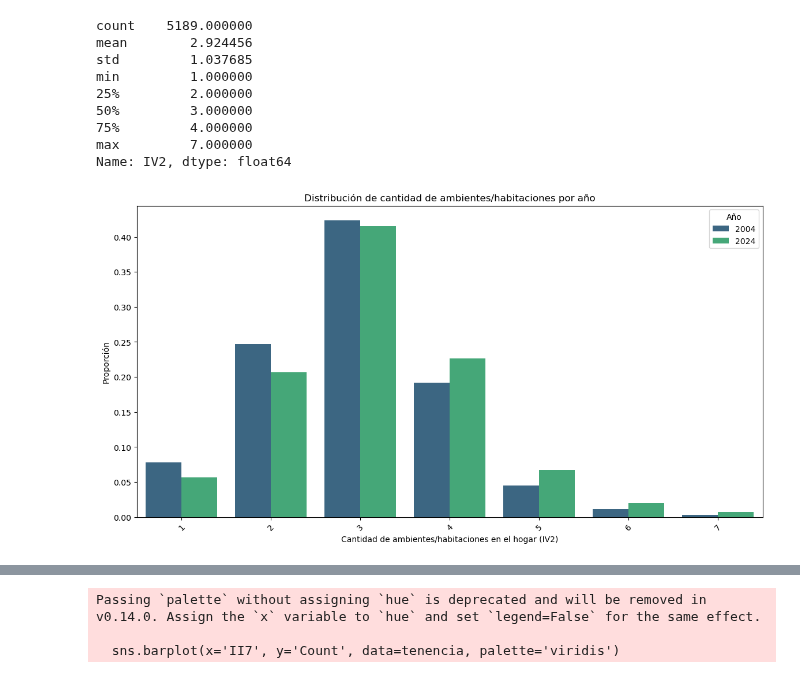
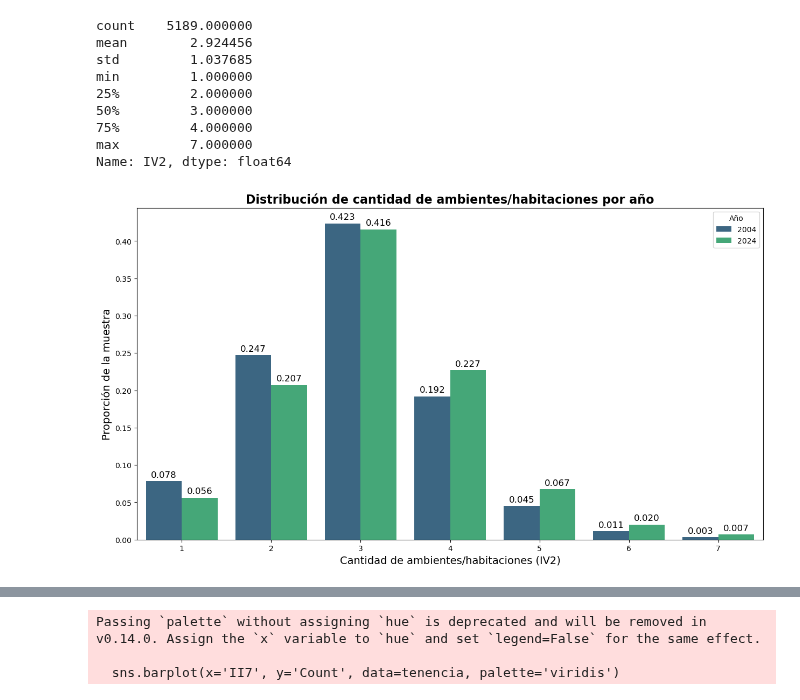
Before and after one commit to maggiecobb/CC408-T1-5, a Jupyter notebook: TP 4/TP 4.ipynb, the cells around one changed output, grey strips where cells are left out. Drawn from its saved outputs; the diff is of its cells as text; code cells hidden in the pictures.

```diff
--- a/TP 4/TP 4.ipynb
+++ b/TP 4/TP 4.ipynb
@@ -317,8 +317,8 @@ Index([], dtype='object')
 combined_04[numerica04] = combined_04[numerica04].apply(pd.to_numeric, errors='coerce')
 
 # Calculamos los cuartiles y el IQR solo para las columnas numéricas
-Q1 = combined_04[numerica04].quantile(0.1)
-Q3 = combined_04[numerica04].quantile(0.9)
+Q1 = combined_04[numerica04].quantile(0.25)
+Q3 = combined_04[numerica04].quantile(0.75)
 IQR = Q3 - Q1
 
 # Definir los límites inferior y superior
@@ -419,8 +419,8 @@ Index([], dtype='object')
 combined_24[numerica24] = combined_24[numerica24].apply(pd.to_numeric, errors='coerce')
 
 # Calculamos los cuartiles y el IQR solo para las columnas numéricas
-Q1 = combined_24[numerica24].quantile(0.1)
-Q3 = combined_24[numerica24].quantile(0.9)
+Q1 = combined_24[numerica24].quantile(0.25)
+Q3 = combined_24[numerica24].quantile(0.75)
 IQR = Q3 - Q1
 
 # Definir los límites inferior y superior
@@ -768,3 +730,20 @@ combined_04 = pd.merge(combined_04, educacion_por_hogar04[['CODUSU', 'NRO_HOGAR'
+# %%
+# Agrupar por CODUSU y NRO_HOGAR
+edad_por_hogar24 = combined_24.groupby(['CODUSU', 'NRO_HOGAR'])
+
+# Calcular la cantidad de componentes (personas) por hogar
+cantidad_personas = edad_por_hogar24['COMPONENTE'].count().reset_index(name='cantidad_personas')
+
+# Calcular cuántas personas en cada hogar están educadas (educacion = 1)
+edad_suma = edad_por_hogar24['CH06'].sum().reset_index(name='edad_suma')
+
+# Unir ambos DataFrames: cantidad de personas y cantidad de personas educadas
+edad_por_hogar24 = pd.merge(cantidad_personas, edad_suma, on=['CODUSU', 'NRO_HOGAR'])
+
+# Calcular la proporción de personas educadas por hogar
+edad_por_hogar24['edad_promedio'] = edad_por_hogar24['edad_suma'] / edad_por_hogar24['cantidad_personas']
+
+combined_24 = pd.merge(combined_24, edad_por_hogar24[['CODUSU', 'NRO_HOGAR', 'edad_promedio']], on=['CODUSU', 'NRO_HOGAR'], how='left')
 # %%
 #### Variable nueva subsidio
 
@@ -804,27 +783,31 @@ Name: IV2, dtype: float64
 # %%
 # Calcular las proporciones para 2004
 prop_04 = combined_04['IV2'].value_counts(normalize=True).reset_index()
 prop_04.columns = ['IV2', 'Proporcion']
 prop_04['Year'] = '2004'
 
 # Calcular las proporciones para 2024
 prop_24 = combined_24['IV2'].value_counts(normalize=True).reset_index()
 prop_24.columns = ['IV2', 'Proporcion']
 prop_24['Year'] = '2024'
 
 # Combinar los DataFrames de proporciones
 prop_combined = pd.concat([prop_04, prop_24])
 
 # Crear el gráfico de barras
-plt.figure(figsize=(14, 7))
-sns.barplot(x='IV2', y='Proporcion', hue='Year', data=prop_combined, palette='viridis')
+plt.figure(figsize=(15, 8))
+ax = sns.barplot(x='IV2', y='Proporcion', hue='Year', data=prop_combined, palette='viridis')
 
-# Personalizar el gráfico
-plt.title('Distribución de cantidad de ambientes/habitaciones por año')
-plt.xlabel('Cantidad de ambientes/habitaciones en el hogar (IV2)')
-plt.ylabel('Proporción')
+# Añadir etiquetas a las barras
+for container in ax.containers:
+    ax.bar_label(container, fmt='%.3f', label_type='edge', fontsize=12, padding=3)
+
+# Aumentar el tamaño de la letra del título
+plt.title('Distribución de cantidad de ambientes/habitaciones por año', fontsize=16, fontweight= 'bold')
+plt.xlabel('Cantidad de ambientes/habitaciones (IV2)', fontsize=14)
+plt.ylabel('Proporción de la muestra', fontsize=14)
 plt.legend(title='Año')
-plt.xticks(rotation=45)
+plt.xticks()
 plt.show()
 # %% [output]
-[figure, old version]
+[figure, new version]
```
Also changed, not shown: parts of 37 cells of this notebook.
